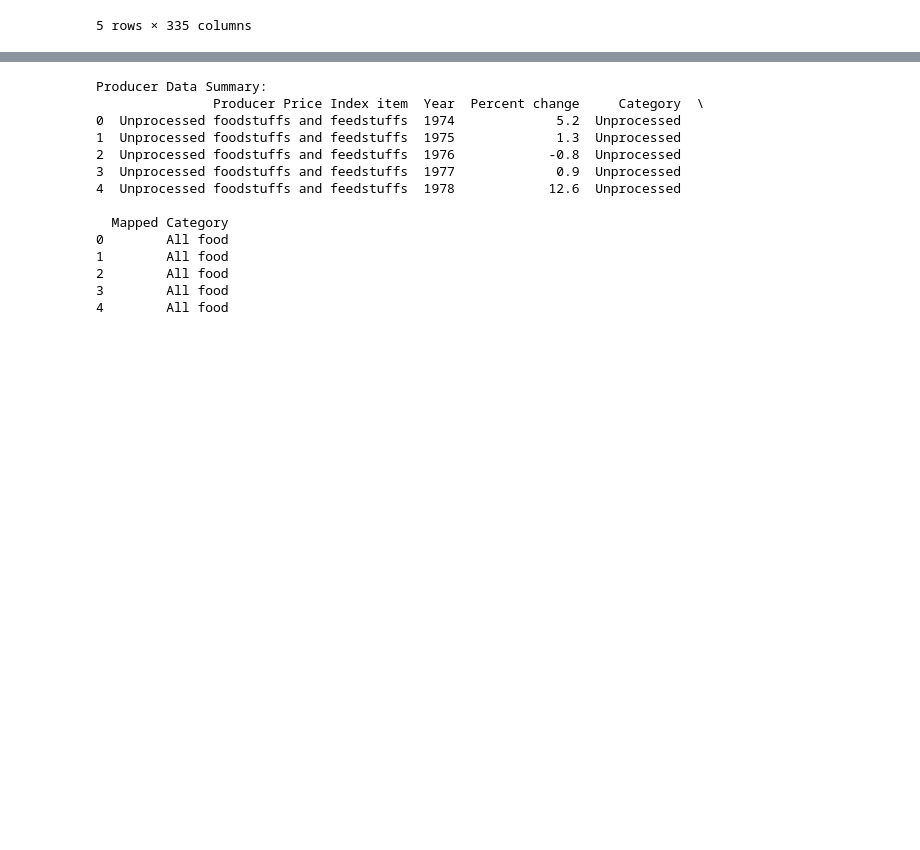
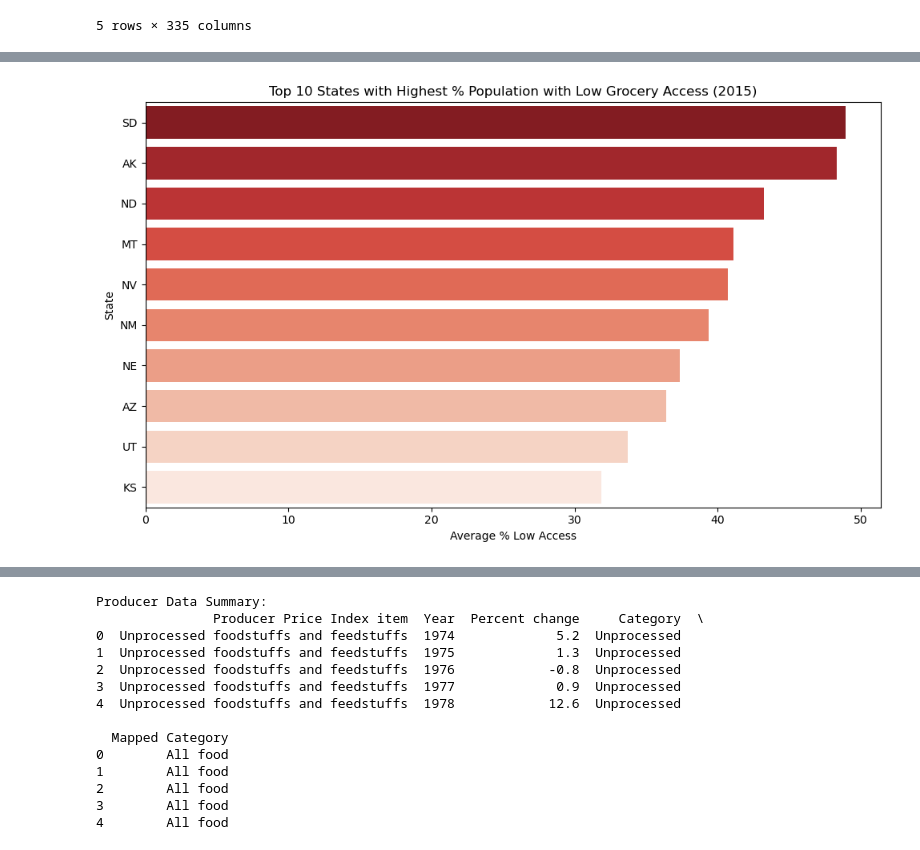
Before and after one commit to eva163x/food-insecurity-analysis, a Jupyter notebook: CS216_Project.ipynb, the cells around one changed output, grey strips where cells are left out. Drawn from its saved outputs; the diff is of its cells as text; code cells hidden in the pictures; blank space fills up the shorter version.

```diff
--- a/CS216_Project.ipynb
+++ b/CS216_Project.ipynb
@@ -276,0 +290,15 @@ TypeError: 'float' object is not subscriptable
+# %%
+# Aggregate to state level
+top_states = state_and_county[state_and_county['Variable_Code'] == 'PCT_LACCESS_POP15'] \
+                .groupby('State')['Value'].mean().sort_values(ascending=False).head(10)
+
+# Plot
+plt.figure(figsize=(10, 6))
+sns.barplot(x=top_states.values, y=top_states.index, hue=top_states.index, palette='Reds_r')
+plt.title('Top 10 States with Highest % Population with Low Grocery Access (2015)')
+plt.xlabel('Average % Low Access')
+plt.ylabel('State')
+plt.tight_layout()
+plt.show()
+# %% [output]
+[figure, added]
```
Also changed, not shown: parts of 9 cells of this notebook.
